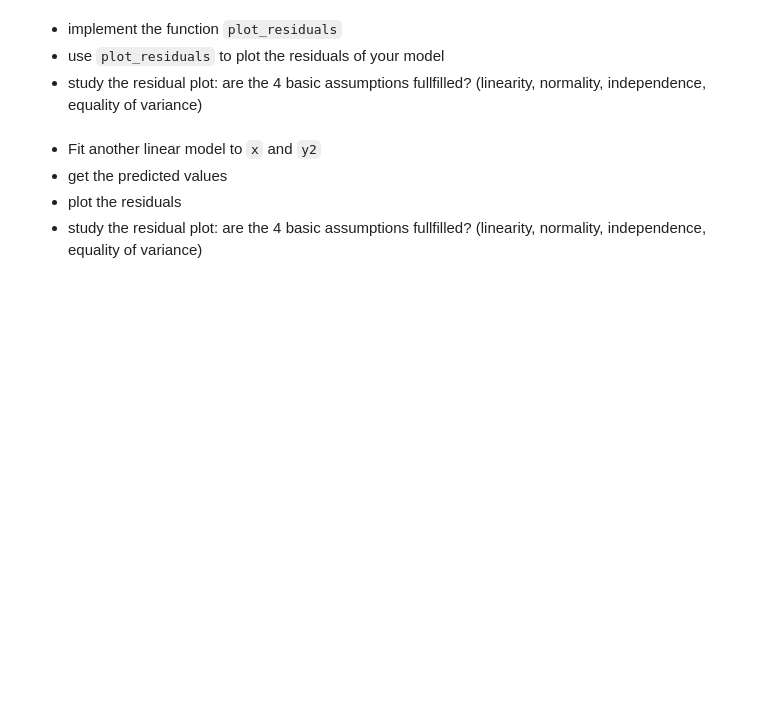
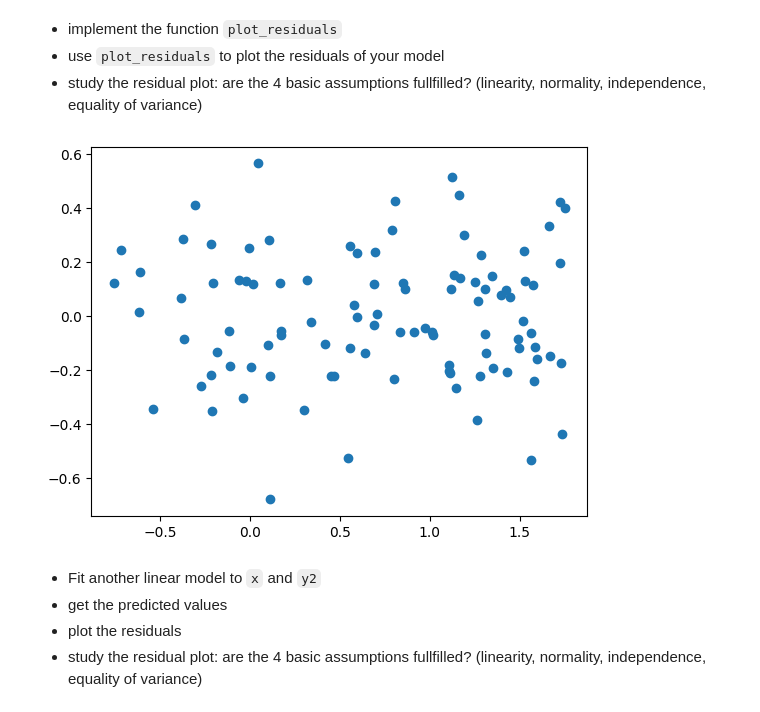
Before and after one commit to tumxo/mldm_hs22, a Jupyter notebook: labs/L03_linear_regression_LAB_ASSIGNMENT.ipynb, the cells around one changed output. Drawn from its saved outputs; the diff is of its cells as text; code cells hidden in the pictures; blank space fills up the shorter version.

```diff
--- a/labs/L03_linear_regression_LAB_ASSIGNMENT.ipynb
+++ b/labs/L03_linear_regression_LAB_ASSIGNMENT.ipynb
@@ -81,14 +115,17 @@ class UnivariateLinearRegression:
     self.theta_1: float = 0.
 
   def predict(self, x):
-    # y = theta_0 + theta_1 * x
-    return None  # TODO
+    return self.theta_0 + self.theta_1 * x
+
+  def calc_theta_1(self, x, y):
+    upper = (x - x.mean()) * (y - y.mean())
+    lower = (x -x.mean()) ** 2
+    return np.sum(upper) / np.sum(lower)
+
 
   def fit(self, x, y):
-
-    self.theta_1 = ...  # TODO
-    self.theta_0 = ...  # TODO
-
+    self.theta_1 = self.calc_theta_1(x, y)
+    self.theta_0 = y.mean() - self.theta_1 * x.mean()
     return self
 # %% [markdown]
 ### Task 2b
@@ -98,17 +135,26 @@ Fit your linear model to `x` and the target `y1` and plot the resulting residual
 * Create an instance of the class `UnivariateLinearRegression`
 * fit the model using its `.fit` method
 * get the predicted values, using `.predict`
+# %%
+ulr_y1 = UnivariateLinearRegression()
+predict_y1 = ulr_y1.fit(x, y1).predict(x)
 # %% [markdown]
 * implement the function `plot_residuals`
 * use `plot_residuals` to plot the residuals of your model
 * study the residual plot: are the 4 basic assumptions fullfilled? (linearity, normality, independence, equality of variance)
-# %%
-def plot_residuals(y_pred, y_true):
-  # TODO
-  ...
-  plt.show()
-
-plot_residuals(..., ...)
+# %%
+def plot_residuals(y_pred, y_true):
+  residual = y_true - y_pred
+  plt.scatter(y_pred, residual)
+
+plot_residuals(predict_y1, y1)
+
+## Linearity -> Somewhat fulfilled, the residuals in general go from mid left to mid right.
+## Normality -> Probably not fulfilled, most residuals are in the middle, but it tends to go up.
+## Independence -> Somewhat fulfilled, the residuals seem to be independent, but tend to go up.
+## Equality of variance -> Fulfilled, does not build a cone and seems to be equally distributed
+# %% [output]
+[figure, added]
 # %% [markdown]
 * Fit another linear model to `x` and `y2`
 * get the predicted values
```
Also changed, not shown: parts of 15 cells of this notebook, 6 other files.
